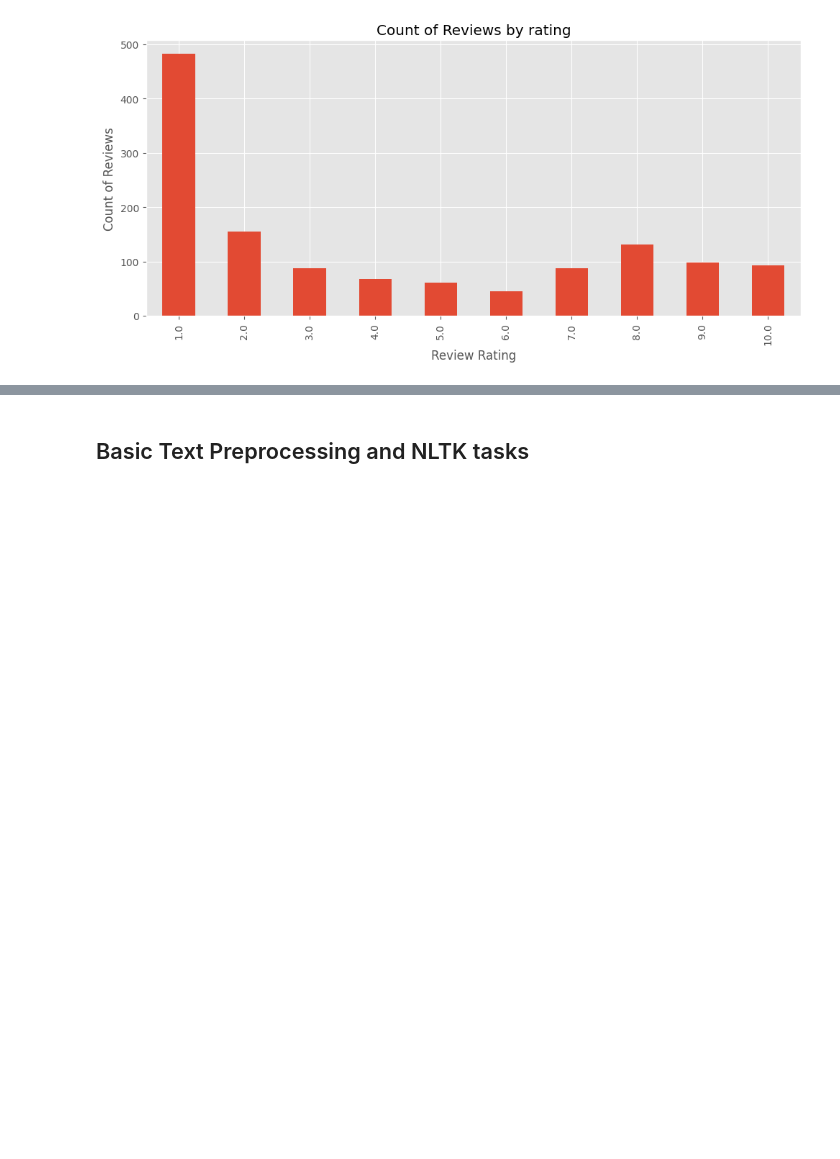
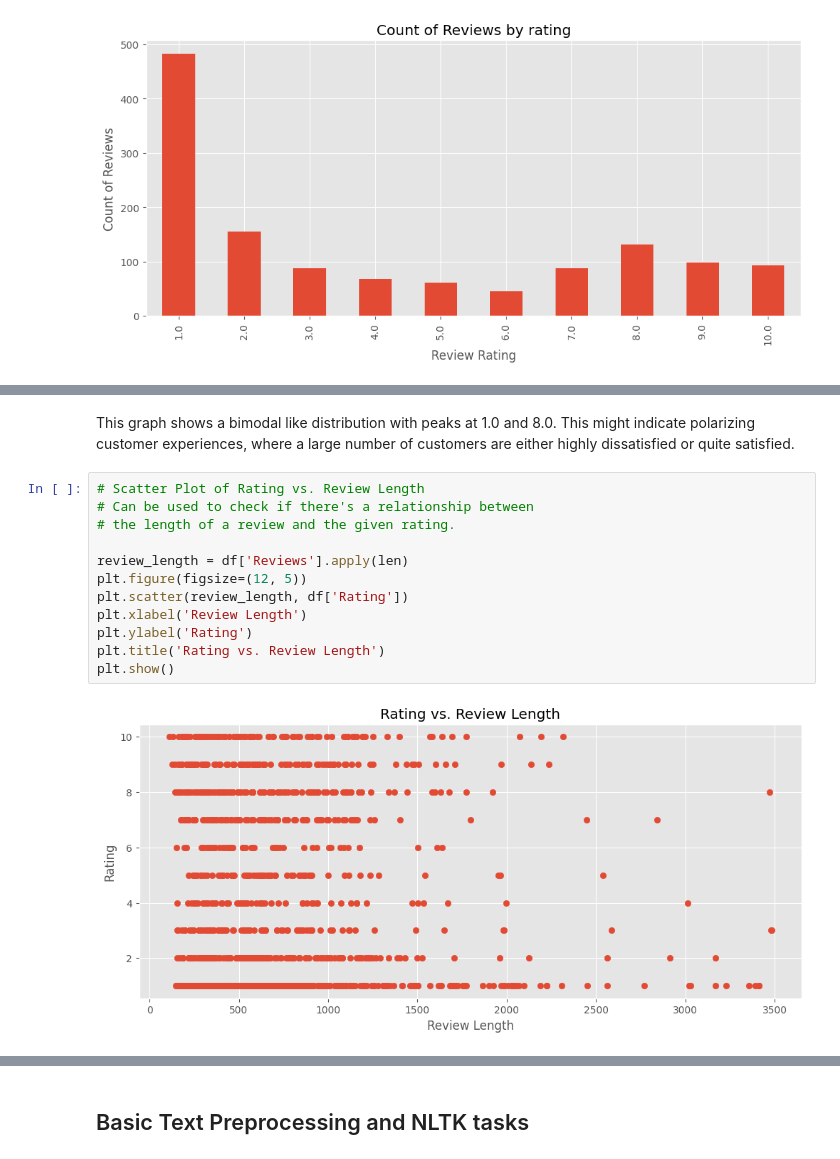
Before and after one commit to kannanjayachandran/Air_India_Customer_Reviews_Sentiment_Analysis, a Jupyter notebook: Main_notebook.ipynb, the cells around one changed output, grey strips where cells are left out. Cells and saved outputs as stored; diff of their text form; blank space fills up the shorter version.

```diff
--- a/Main_notebook.ipynb
+++ b/Main_notebook.ipynb
@@ -213,0 +228,16 @@ plt.show()
+# %% [markdown]
+This graph shows a bimodal like distribution with peaks at 1.0 and 8.0. This might indicate polarizing customer experiences, where a large number of customers are either highly dissatisfied or quite satisfied.
+# %%
+# Scatter Plot of Rating vs. Review Length
+# Can be used to check if there's a relationship between
+# the length of a review and the given rating.
+
+review_length = df['Reviews'].apply(len)
+plt.figure(figsize=(12, 5))
+plt.scatter(review_length, df['Rating'])
+plt.xlabel('Review Length')
+plt.ylabel('Rating')
+plt.title('Rating vs. Review Length')
+plt.show()
+# %% [output]
+[figure, added]
```
Also changed, not shown: parts of 13 cells of this notebook.
